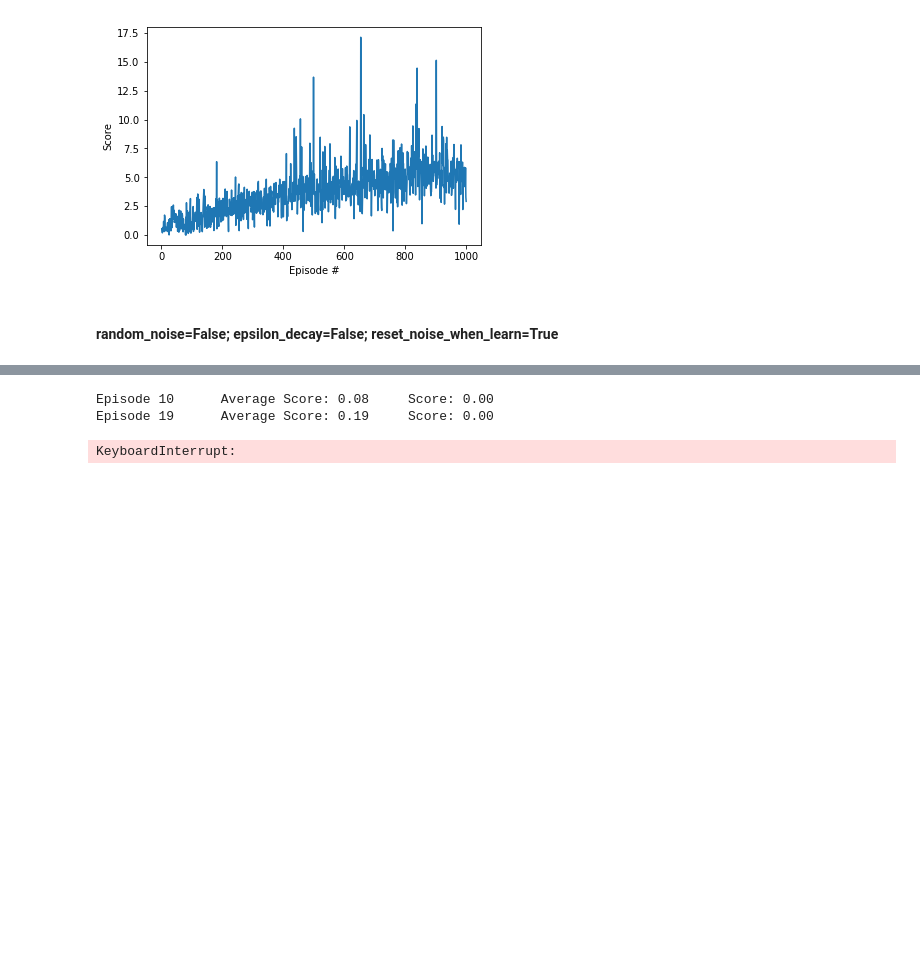
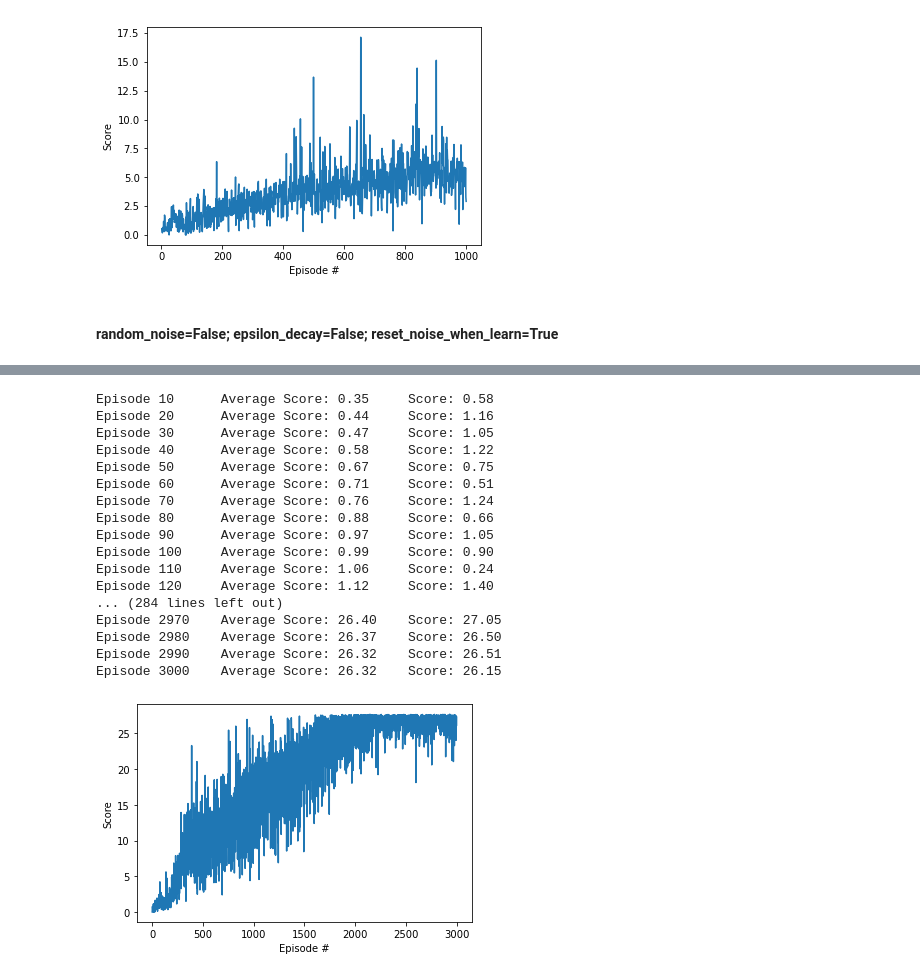
Before and after one commit to Juenjie/Continous-Control, a Jupyter notebook: Continuous_Control.ipynb, the cells around one changed output, grey strips where cells are left out. Saved outputs shown, nothing was run; the diff lists cells and outputs as text; code cells hidden in the pictures; blank space fills up the shorter version.

```diff
--- a/Continuous_Control.ipynb
+++ b/Continuous_Control.ipynb
@@ -694,35 +711,50 @@ def ddpg(n_episodes=3000, max_t=700):
             action = agent.act(state,random_noise=True)
             env_info = env.step(action)[brain_name]           # send all actions to the environment
             next_state = env_info.vector_observations       # get next state (for each agent)
 
             reward = env_info.rewards                       # get reward (for each agent)
             done = env_info.local_done[0]
             agent.step(state,action,reward,next_state,done,epsilon_decay=False,noise_reset=False)
             state = next_state
             score += reward[0]
             if done:
                 break
 
         scores_deque.append(score)
         scores.append(score)
         print('\rEpisode {}\tAverage Score: {:.2f}\tScore: {:.2f}'.format(i_episode, np.mean(scores_deque), score), end="")
         if i_episode % 10 == 0:
-            torch.save(agent.actor_local.state_dict(), 'checkpoint_actor_first.pth')
-            torch.save(agent.critic_local.state_dict(), 'checkpoint_critic_first.pth')
+            torch.save(agent.actor_local.state_dict(), 'checkpoint_actor.pth')
+            torch.save(agent.critic_local.state_dict(), 'checkpoint_critic.pth')
             print('\rEpisode {}\tAverage Score: {:.2f}'.format(i_episode, np.mean(scores_deque)))
 
     return scores
 
 agent = Agent(state_size=state_size,action_size=action_size,random_seed=10)
 scores = ddpg()
 
 fig = plt.figure()
 ax = fig.add_subplot(111)
 plt.plot(np.arange(1,len(scores)+1),scores)
 plt.ylabel('Score')
 plt.xlabel('Episode #')
 plt.show()
 # %% [output]
-Episode 10      Average Score: 0.08     Score: 0.00
-Episode 19      Average Score: 0.19     Score: 0.00
+Episode 10      Average Score: 0.35     Score: 0.58
+Episode 20      Average Score: 0.44     Score: 1.16
+Episode 30      Average Score: 0.47     Score: 1.05
+Episode 40      Average Score: 0.58     Score: 1.22
+Episode 50      Average Score: 0.67     Score: 0.75
+Episode 60      Average Score: 0.71     Score: 0.51
+Episode 70      Average Score: 0.76     Score: 1.24
+Episode 80      Average Score: 0.88     Score: 0.66
+Episode 90      Average Score: 0.97     Score: 1.05
+Episode 100     Average Score: 0.99     Score: 0.90
+Episode 110     Average Score: 1.06     Score: 0.24
+Episode 120     Average Score: 1.12     Score: 1.40
+... (284 lines left out)
+Episode 2970    Average Score: 26.40    Score: 27.05
+Episode 2980    Average Score: 26.37    Score: 26.50
+Episode 2990    Average Score: 26.32    Score: 26.51
+Episode 3000    Average Score: 26.32    Score: 26.15
-KeyboardInterrupt:
+[figure, added]
```
Also changed, not shown: parts of 10 cells of this notebook, 5 other files.
